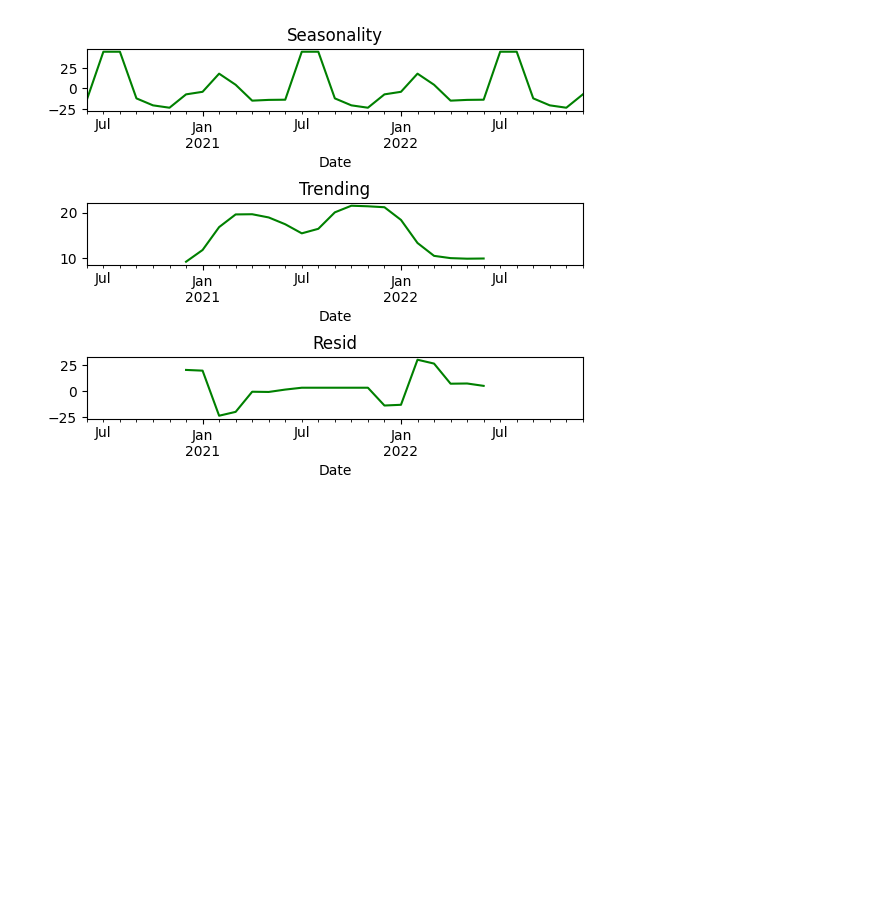
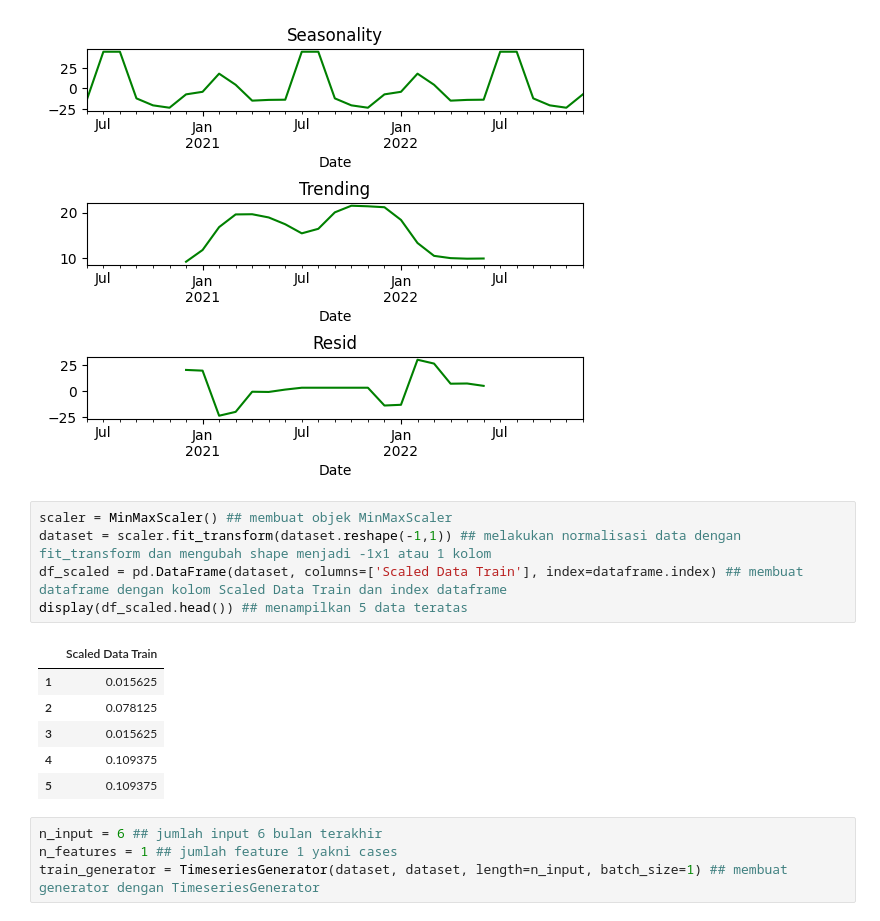
Before and after one commit to yudhaislamisulistya/project-02-streamlit, a Jupyter notebook: app.ipynb, the cells around one changed output. Drawn from its saved outputs; the diff is of its cells as text; blank space fills up the shorter version.

```diff
--- a/app.ipynb
+++ b/app.ipynb
@@ -74,3 +74,19 @@ plt.subplots_adjust(hspace=1.5) ## membuat jarak antar subplot
 plt.show() ## menampilkan figure
 # %% [output]
 [figure]
+# %%
+scaler = MinMaxScaler() ## membuat objek MinMaxScaler
+dataset = scaler.fit_transform(dataset.reshape(-1,1)) ## melakukan normalisasi data dengan fit_transform dan mengubah shape menjadi -1x1 atau 1 kolom
+df_scaled = pd.DataFrame(dataset, columns=['Scaled Data Train'], index=dataframe.index) ## membuat dataframe dengan kolom Scaled Data Train dan index dataframe
+display(df_scaled.head()) ## menampilkan 5 data teratas
+# %% [output]
+|  | Scaled Data Train |
+| 1 | 0.015625 |
+| 2 | 0.078125 |
+| 3 | 0.015625 |
+| 4 | 0.109375 |
+| 5 | 0.109375 |
+# %%
+n_input = 6 ## jumlah input 6 bulan terakhir
+n_features = 1 ## jumlah feature 1 yakni cases
+train_generator = TimeseriesGenerator(dataset, dataset, length=n_input, batch_size=1) ## membuat generator dengan TimeseriesGenerator
```
Also changed, not shown: parts of 5 cells of this notebook.
